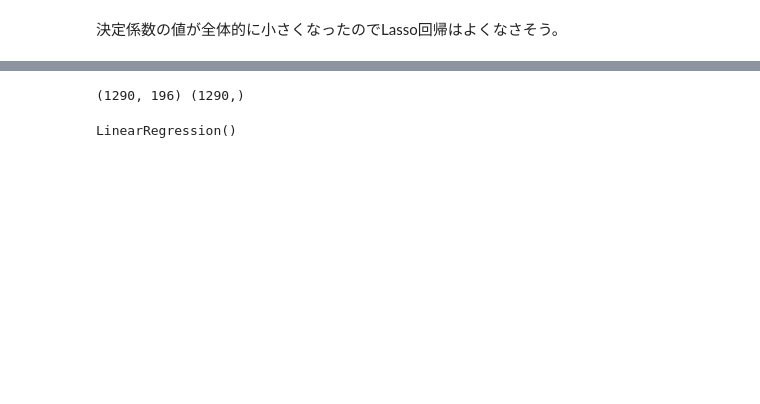
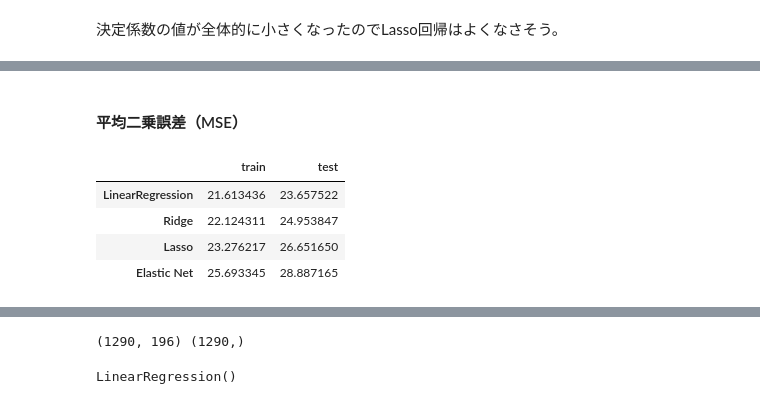
Before and after one commit to tkkazuya/machine_learning, a Jupyter notebook: Regression/Regression.ipynb, the cells around one changed output, grey strips where cells are left out. Drawn from its saved outputs; the diff is of its cells as text; code cells hidden in the pictures; blank space fills up the shorter version.

```diff
--- a/Regression/Regression.ipynb
+++ b/Regression/Regression.ipynb
@@ -204,0 +188,30 @@ test score :  0.6387858393872508
+# %% [markdown]
+#### 平均二乗誤差（MSE）
+# %%
+from sklearn.metrics import mean_squared_error
+
+model_train_MSE = mean_squared_error(t_train, y_model_train, squared=True)
+model_test_MSE = mean_squared_error(t_test, y_model_test, squared=True)
+ridge_train_MSE = mean_squared_error(t_train, y_ridge_train, squared=True)
+ridge_test_MSE = mean_squared_error(t_test, y_ridge_test, squared=True)
+lasso_train_MSE = mean_squared_error(t_train, y_lasso_train, squared=True)
+lasso_test_MSE = mean_squared_error(t_test, y_lasso_test, squared=True)
+Elastic_train_MSE = mean_squared_error(t_train, y_Elastic_train, squared=True)
+Elastic_test_MSE = mean_squared_error(t_test, y_Elastic_test, squared=True)
+
+df_MSE = pd.DataFrame(
+    data=np.array([[model_train_MSE, model_test_MSE],
+                   [ridge_train_MSE, ridge_test_MSE],
+                   [lasso_train_MSE, lasso_test_MSE],
+                   [Elastic_train_MSE, Elastic_test_MSE]]),
+    index=['LinearRegression','Ridge','Lasso','Elastic Net'],
+    columns=['train','test']
+)
+
+df_MSE
+# %% [output]
+|  | train | test |
+| LinearRegression | 21.613436 | 23.657522 |
+| Ridge | 22.124311 | 24.953847 |
+| Lasso | 23.276217 | 26.651650 |
+| Elastic Net | 25.693345 | 28.887165 |
```
Also changed, not shown: parts of 46 cells of this notebook.
